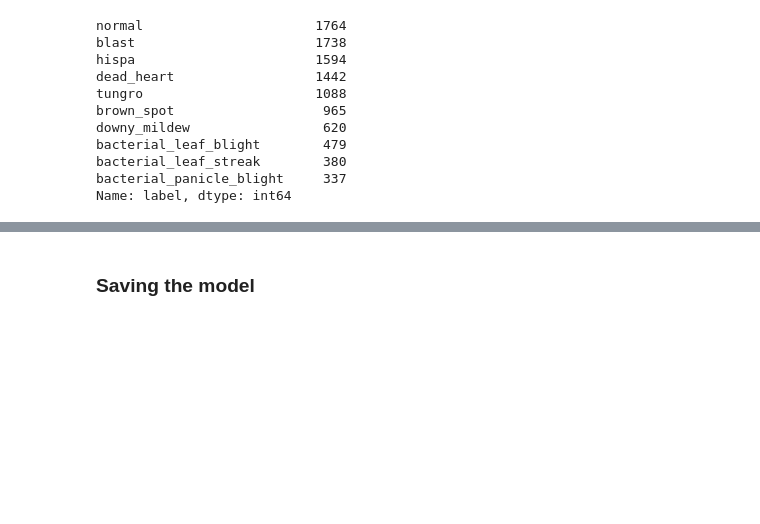
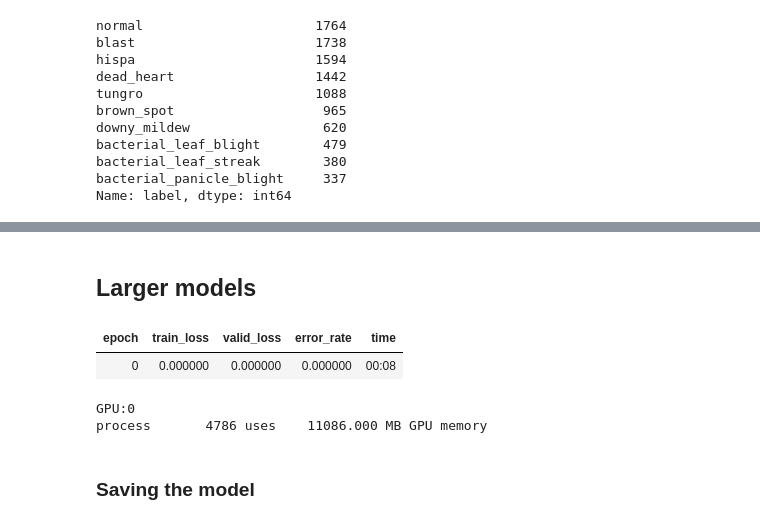
Before and after one commit to jalkestrup/fastai_course, a Jupyter notebook: 06_Paddy_vision/paddy_part3.ipynb, the cells around one changed output, grey strips where cells are left out. Drawn from its saved outputs; the diff is of its cells as text; code cells hidden in the pictures; blank space fills up the shorter version.

```diff
--- a/06_Paddy_vision/paddy_part3.ipynb
+++ b/06_Paddy_vision/paddy_part3.ipynb
@@ -184,3 +203,13 @@ Took 8 min to finetune on colab, quite a bit longer than the 1 min it took in Je
+# %% [markdown]
+## Larger models
+# %%
+train_model('convnext_large_in22k', 224, epochs=1, accum=2, finetune=False)
+report_gpu()
+# %% [output]
+| epoch | train_loss | valid_loss | error_rate | time |
+| 0 | 0.000000 | 0.000000 | 0.000000 | 00:08 |
+GPU:0
+process       4786 uses    11086.000 MB GPU memory
 # %% [markdown]
 ### Saving the model
 # %%
```
Also changed, not shown: parts of 18 cells of this notebook.
